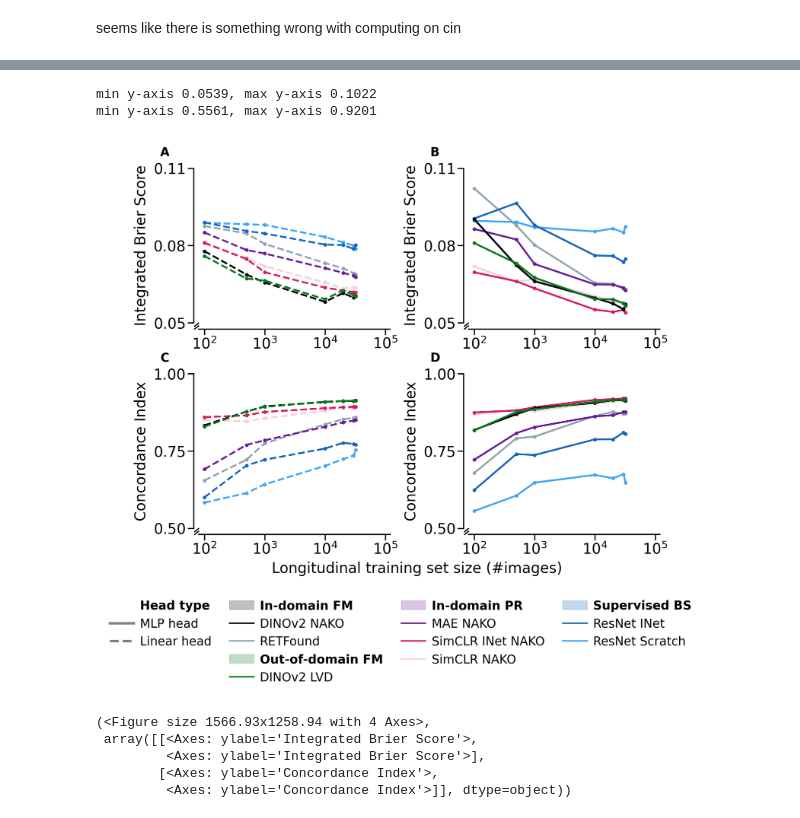
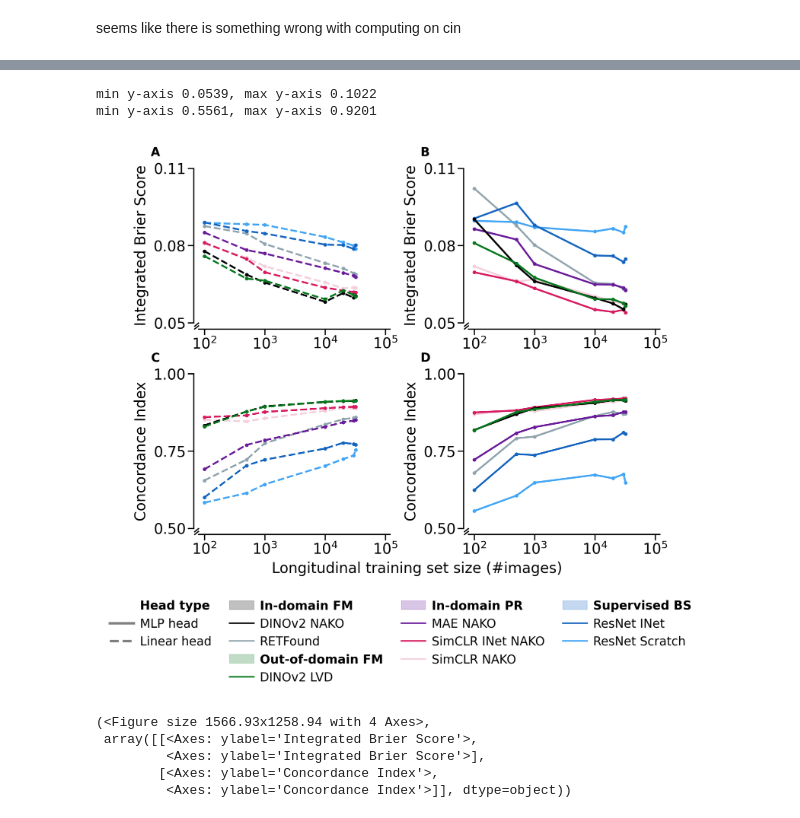
Before and after one commit to berenslab/leverage-data, a Jupyter notebook: areds_final_eval.ipynb, the cells around one changed output, grey strips where cells are left out. Drawn from its saved outputs; the diff is of its cells as text; code cells hidden in the pictures.

```diff
--- a/areds_final_eval.ipynb
+++ b/areds_final_eval.ipynb
@@ -447,24 +442,24 @@ from plotting_utils import plot_finetuning_strategies_2x2
 # %%
 plot_finetuning_strategies_2x2(fet_plots, show_count=False,
                         # more_suptitle = 'Freezing Encoder',
                         save_path = os.path.join(save_path, '01_areds_fet.pdf'),
                         to_plot = 'mlp',
                         stylef = stylefile,
                         num_y_ticks = 2,
                         axis_br_size=axis_br_size,
                         axis_br_gap=axis_br_gap,
                         axis_br_y_pos=axis_br_y_pos,      # more negative → more vertical clearance from x-axis
                         axis_br_x_pos=axis_br_x_pos,
                         y_ticks_list1=y_ticks_list1,
                         y_ticks_list2=y_ticks_list2,
                         define_ticks=True,
                         text_y=1.140,
-                        text_x=-0.2
+                        text_x=-0.25
                         )
 # %% [output]
 min y-axis 0.0539, max y-axis 0.1022
 min y-axis 0.5561, max y-axis 0.9201
-[figure, old version]
+[figure, new version]
 (<Figure size 1566.93x1258.94 with 4 Axes>,
  array([[<Axes: ylabel='Integrated Brier Score'>,
          <Axes: ylabel='Integrated Brier Score'>],
```
Also changed, not shown: parts of 25 cells of this notebook, 7 other files.
